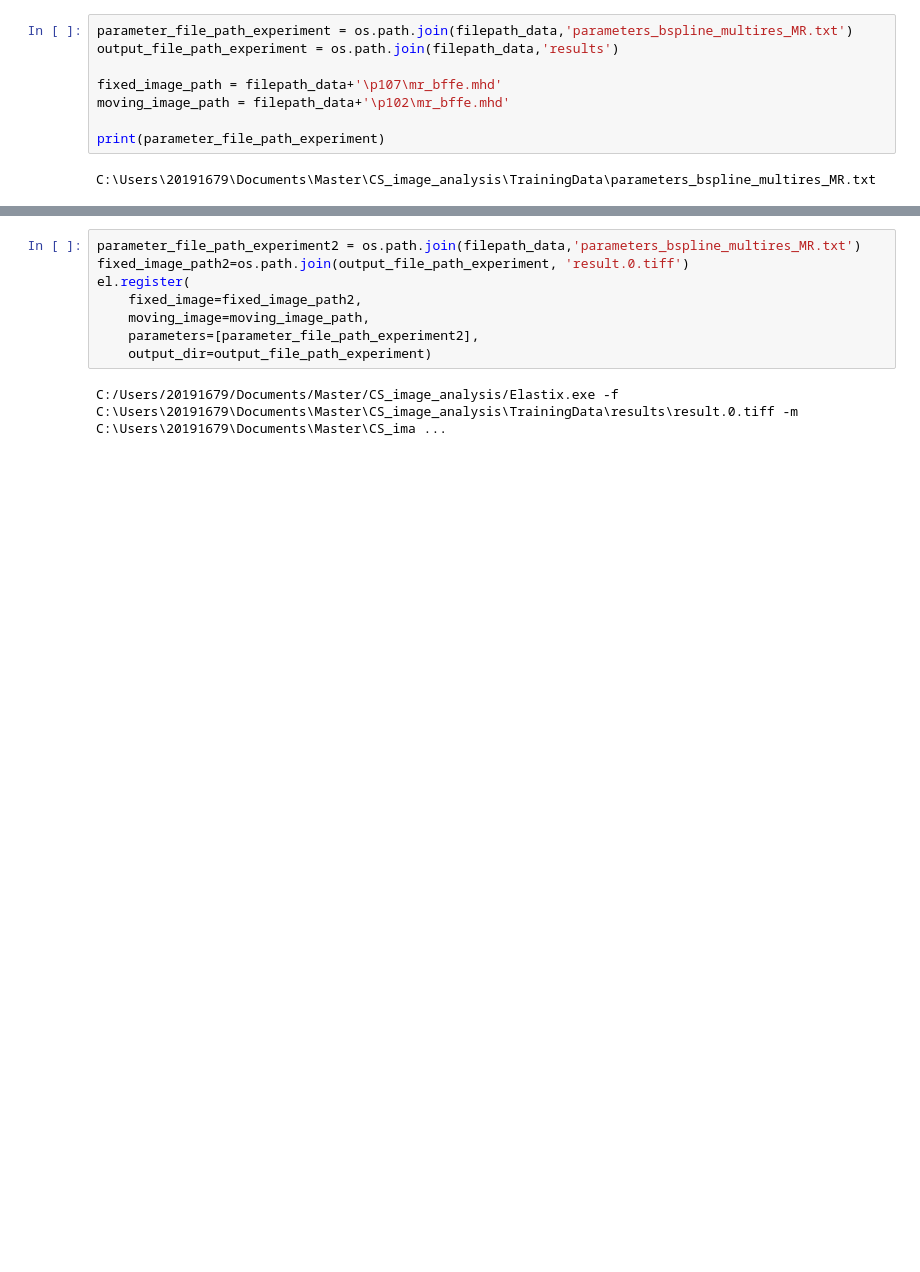
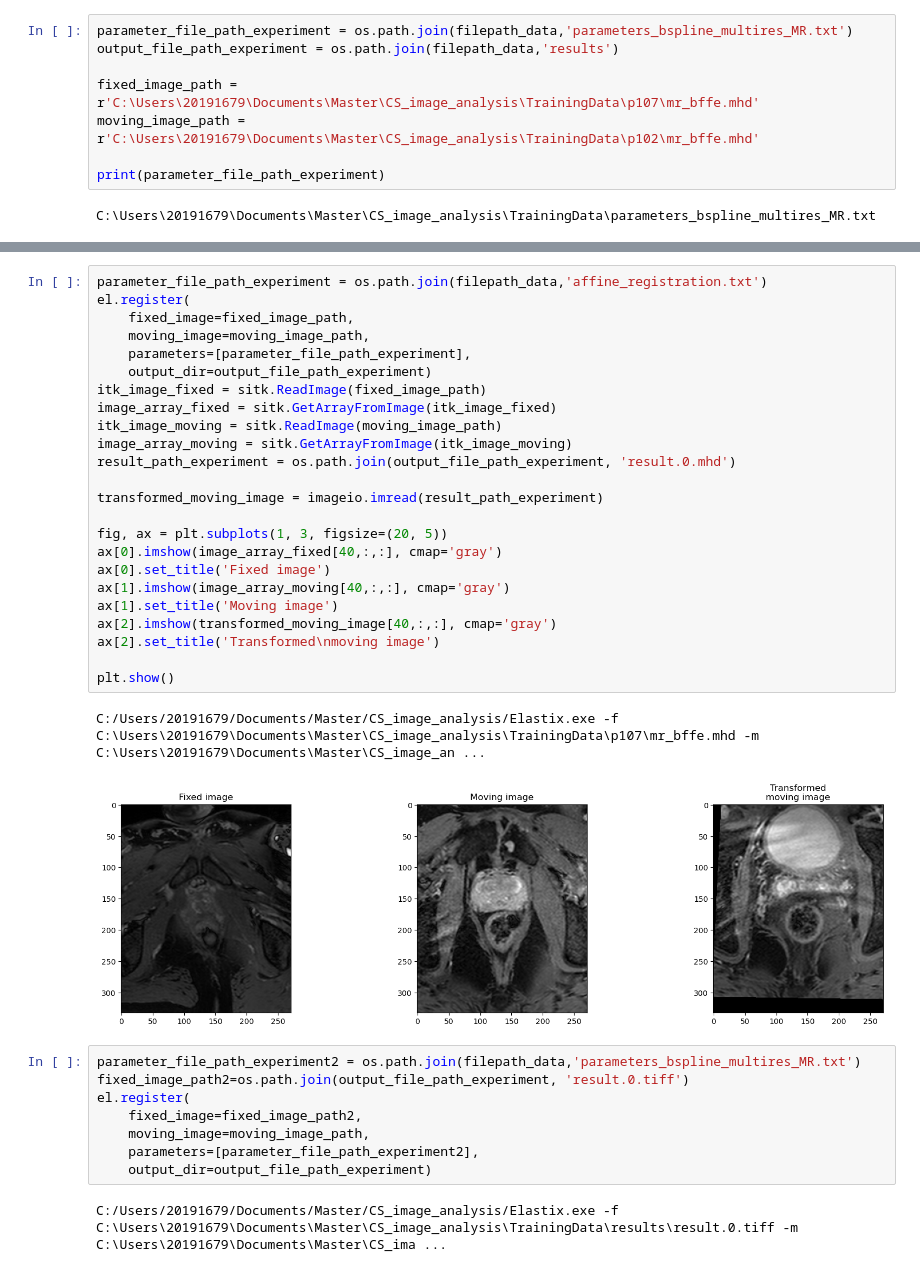
Before and after one commit to LarsV167/Capita_selecta, a Jupyter notebook: LoadingData_Giulia.ipynb, the cells around one changed output, grey strips where cells are left out. Saved outputs shown, nothing was run; the diff lists cells and outputs as text; blank space fills up the shorter version.

```diff
--- a/LoadingData_Giulia.ipynb
+++ b/LoadingData_Giulia.ipynb
@@ -53,8 +53,8 @@ for i in range(10):
 parameter_file_path_experiment = os.path.join(filepath_data,'parameters_bspline_multires_MR.txt')
 output_file_path_experiment = os.path.join(filepath_data,'results')
 
-fixed_image_path = filepath_data+'\p107\mr_bffe.mhd'
-moving_image_path = filepath_data+'\p102\mr_bffe.mhd'
+fixed_image_path = r'C:\Users\20191679\Documents\Master\CS_image_analysis\TrainingData\p107\mr_bffe.mhd'
+moving_image_path = r'C:\Users\20191679\Documents\Master\CS_image_analysis\TrainingData\p102\mr_bffe.mhd'
 
 print(parameter_file_path_experiment)
 # %% [output]
@@ -99,3 +72,30 @@ C:/Users/20191679/Documents/Master/CS_image_analysis/Elastix.exe -f C:\Users\201
+# %%
+parameter_file_path_experiment = os.path.join(filepath_data,'affine_registration.txt')
+el.register(
+    fixed_image=fixed_image_path,
+    moving_image=moving_image_path,
+    parameters=[parameter_file_path_experiment],
+    output_dir=output_file_path_experiment)
+itk_image_fixed = sitk.ReadImage(fixed_image_path)
+image_array_fixed = sitk.GetArrayFromImage(itk_image_fixed)
+itk_image_moving = sitk.ReadImage(moving_image_path)
+image_array_moving = sitk.GetArrayFromImage(itk_image_moving)
+result_path_experiment = os.path.join(output_file_path_experiment, 'result.0.mhd')
+
+transformed_moving_image = imageio.imread(result_path_experiment)
+
+fig, ax = plt.subplots(1, 3, figsize=(20, 5))
+ax[0].imshow(image_array_fixed[40,:,:], cmap='gray')
+ax[0].set_title('Fixed image')
+ax[1].imshow(image_array_moving[40,:,:], cmap='gray')
+ax[1].set_title('Moving image')
+ax[2].imshow(transformed_moving_image[40,:,:], cmap='gray')
+ax[2].set_title('Transformed\nmoving image')
+
+plt.show()
+# %% [output]
+C:/Users/20191679/Documents/Master/CS_image_analysis/Elastix.exe -f C:\Users\20191679\Documents\Master\CS_image_analysis\TrainingData\p107\mr_bffe.mhd -m C:\Users\20191679\Documents\Master\CS_image_an ...
+[figure, added]
 # %%
 parameter_file_path_experiment2 = os.path.join(filepath_data,'parameters_bspline_multires_MR.txt')
 fixed_image_path2=os.path.join(output_file_path_experiment, 'result.0.tiff')
```
Also changed, not shown: parts of 5 cells of this notebook.
